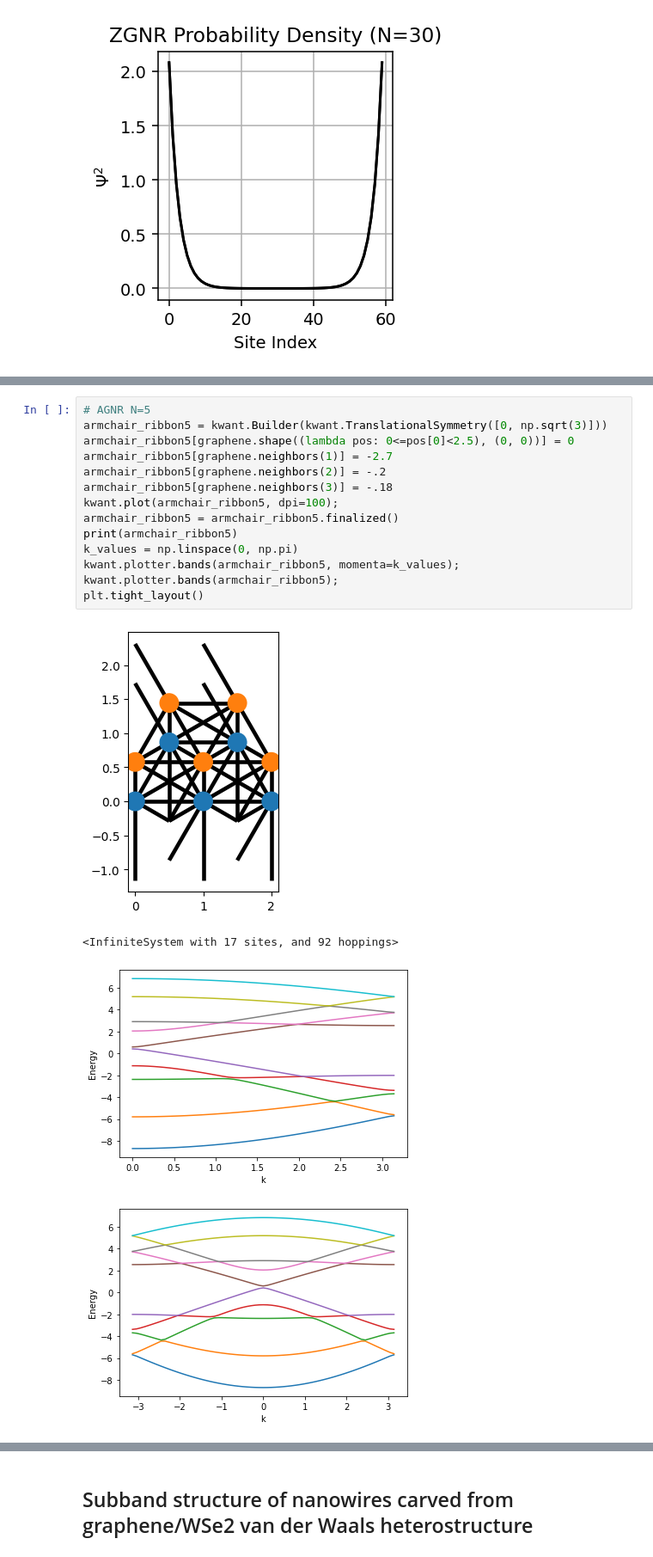
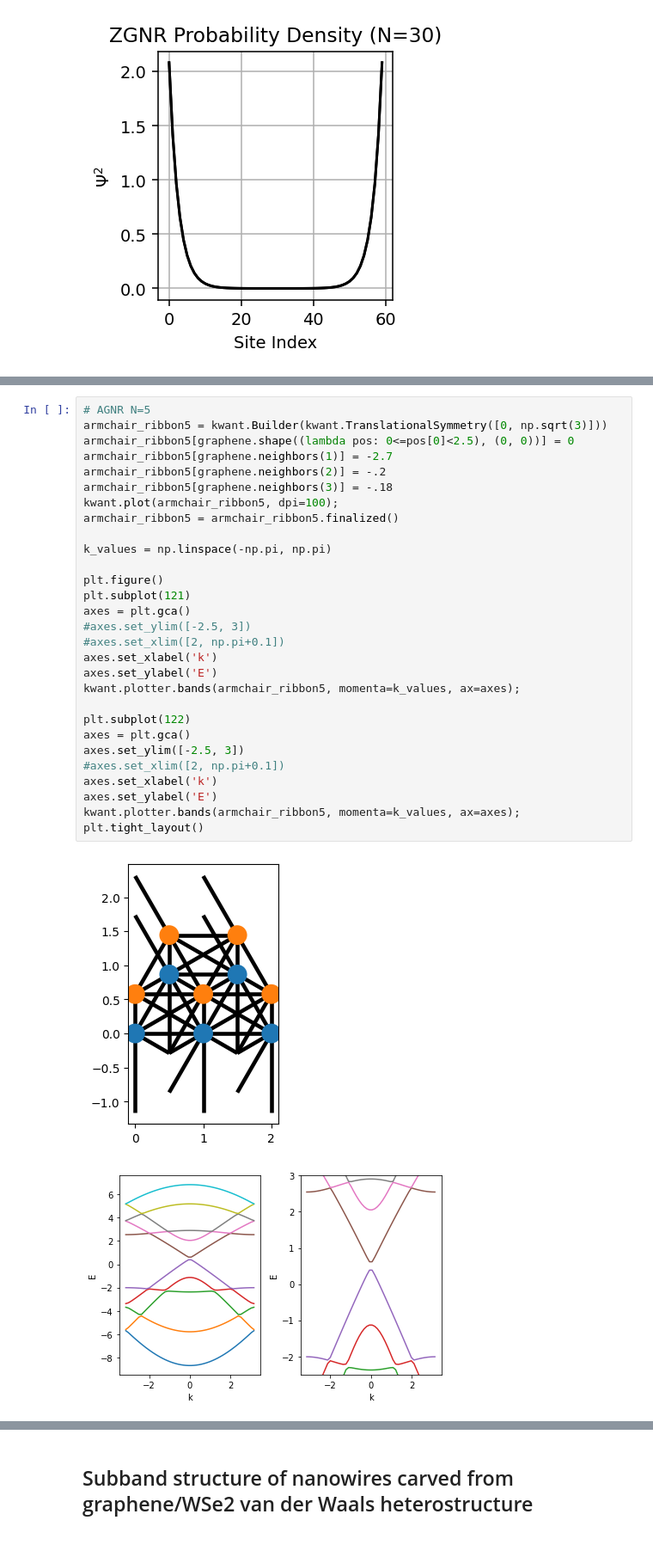
Before and after one commit to AndrewCrossman/PHYS824, a Jupyter notebook: 824Project.ipynb, the cells around one changed output, grey strips where cells are left out. Shown at 86% size. Drawn from its saved outputs; the diff is of its cells as text.

```diff
--- a/824Project.ipynb
+++ b/824Project.ipynb
@@ -179,19 +179,32 @@ There are 60 sites across the lead,and 2 modes at this energy
 # %%
 # AGNR N=5
 armchair_ribbon5 = kwant.Builder(kwant.TranslationalSymmetry([0, np.sqrt(3)]))
 armchair_ribbon5[graphene.shape((lambda pos: 0<=pos[0]<2.5), (0, 0))] = 0
 armchair_ribbon5[graphene.neighbors(1)] = -2.7
 armchair_ribbon5[graphene.neighbors(2)] = -.2
 armchair_ribbon5[graphene.neighbors(3)] = -.18
 kwant.plot(armchair_ribbon5, dpi=100);
 armchair_ribbon5 = armchair_ribbon5.finalized()
-print(armchair_ribbon5)
-k_values = np.linspace(0, np.pi)
-kwant.plotter.bands(armchair_ribbon5, momenta=k_values);
-kwant.plotter.bands(armchair_ribbon5);
+
+k_values = np.linspace(-np.pi, np.pi)
+
+plt.figure()
+plt.subplot(121)
+axes = plt.gca()
+#axes.set_ylim([-2.5, 3])
+#axes.set_xlim([2, np.pi+0.1])
+axes.set_xlabel('k')
+axes.set_ylabel('E')
+kwant.plotter.bands(armchair_ribbon5, momenta=k_values, ax=axes);
+
+plt.subplot(122)
+axes = plt.gca()
+axes.set_ylim([-2.5, 3])
+#axes.set_xlim([2, np.pi+0.1])
+axes.set_xlabel('k')
+axes.set_ylabel('E')
+kwant.plotter.bands(armchair_ribbon5, momenta=k_values, ax=axes);
 plt.tight_layout()
 # %% [output]
 [figure]
-<InfiniteSystem with 17 sites, and 92 hoppings>
-[figure, old version]
+[figure, new version]
-[figure, removed]
```
Also changed, not shown: parts of 9 cells of this notebook.
